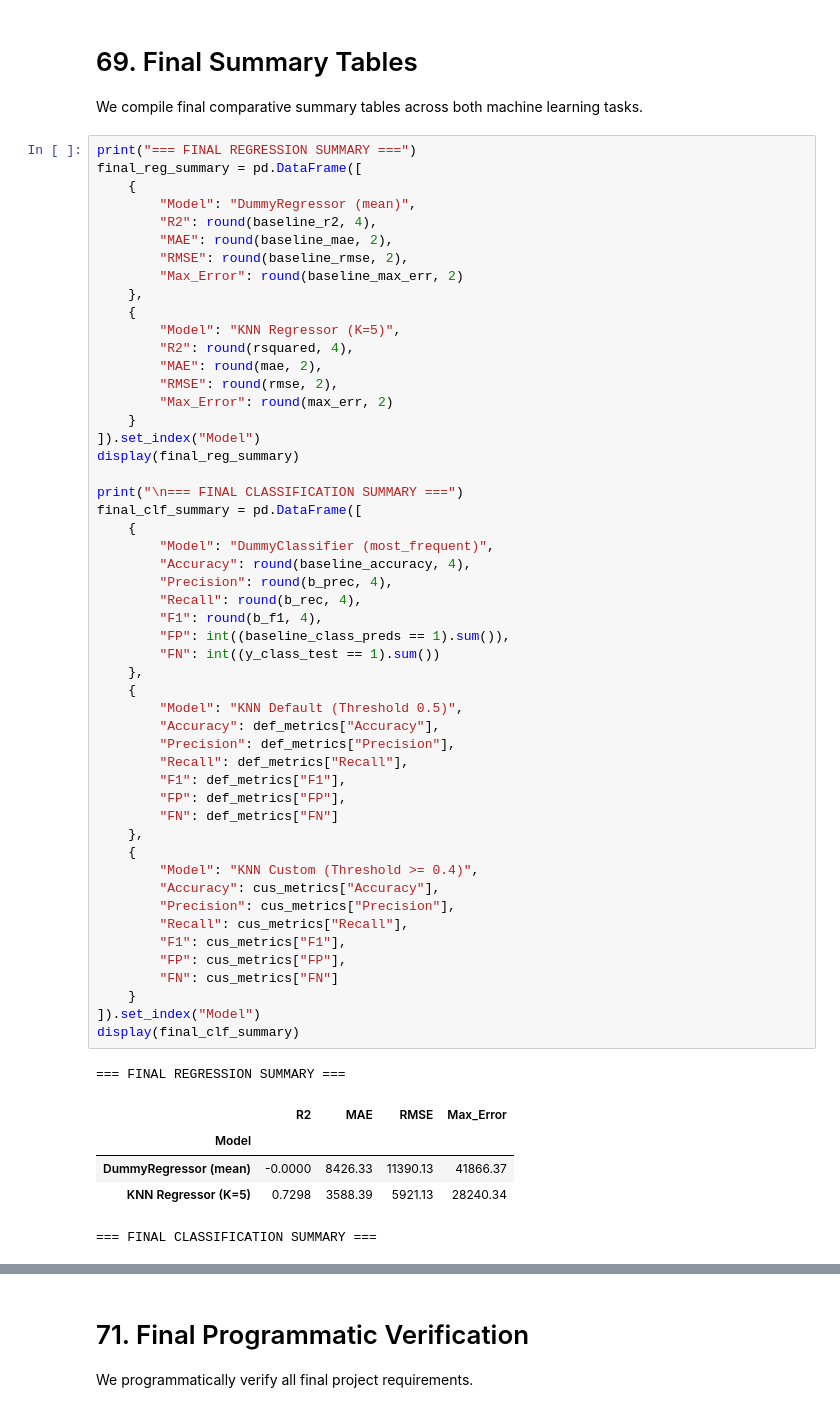
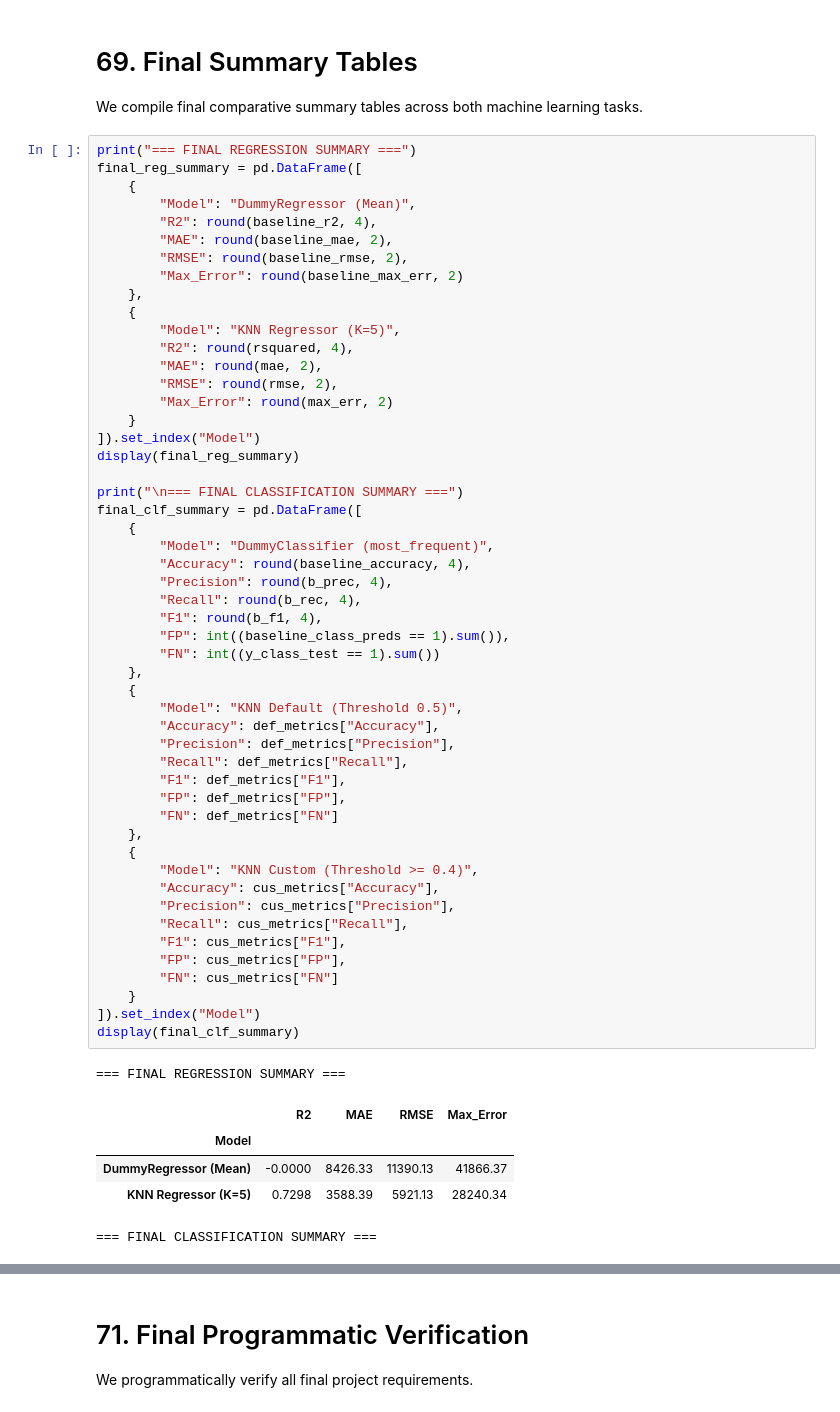
Before and after one commit to abed-dvp/insurance-model-performance-metrics, a Jupyter notebook: notebook.ipynb, the cells around one changed output, grey strips where cells are left out. Saved outputs shown, nothing was run; the diff lists cells and outputs as text.

```diff
--- a/notebook.ipynb
+++ b/notebook.ipynb
@@ -2342,7 +2345,7 @@ We compile final comparative summary tables across both machine learning tasks.
 print("=== FINAL REGRESSION SUMMARY ===")
 final_reg_summary = pd.DataFrame([
     {
-        "Model": "DummyRegressor (mean)",
+        "Model": "DummyRegressor (Mean)",
         "R2": round(baseline_r2, 4),
         "MAE": round(baseline_mae, 2),
         "RMSE": round(baseline_rmse, 2),
@@ -2366,34 +2369,34 @@ final_clf_summary = pd.DataFrame([
         "Precision": round(b_prec, 4),
         "Recall": round(b_rec, 4),
         "F1": round(b_f1, 4),
         "FP": int((baseline_class_preds == 1).sum()),
         "FN": int((y_class_test == 1).sum())
     },
     {
         "Model": "KNN Default (Threshold 0.5)",
         "Accuracy": def_metrics["Accuracy"],
         "Precision": def_metrics["Precision"],
         "Recall": def_metrics["Recall"],
         "F1": def_metrics["F1"],
         "FP": def_metrics["FP"],
         "FN": def_metrics["FN"]
     },
     {
         "Model": "KNN Custom (Threshold >= 0.4)",
         "Accuracy": cus_metrics["Accuracy"],
         "Precision": cus_metrics["Precision"],
         "Recall": cus_metrics["Recall"],
         "F1": cus_metrics["F1"],
         "FP": cus_metrics["FP"],
         "FN": cus_metrics["FN"]
     }
 ]).set_index("Model")
 display(final_clf_summary)
 # %% [output]
 === FINAL REGRESSION SUMMARY ===
 |  | R2 | MAE | RMSE | Max_Error |
 | Model |  |  |  |  |
-| DummyRegressor (mean) | -0.0000 | 8426.33 | 11390.13 | 41866.37 |
+| DummyRegressor (Mean) | -0.0000 | 8426.33 | 11390.13 | 41866.37 |
 | KNN Regressor (K=5) | 0.7298 | 3588.39 | 5921.13 | 28240.34 |
 === FINAL CLASSIFICATION SUMMARY ===
 |  | Accuracy | Precision | Recall | F1 | FP | FN |
```
Also changed, not shown: parts of 7 cells of this notebook, 2 other files.
